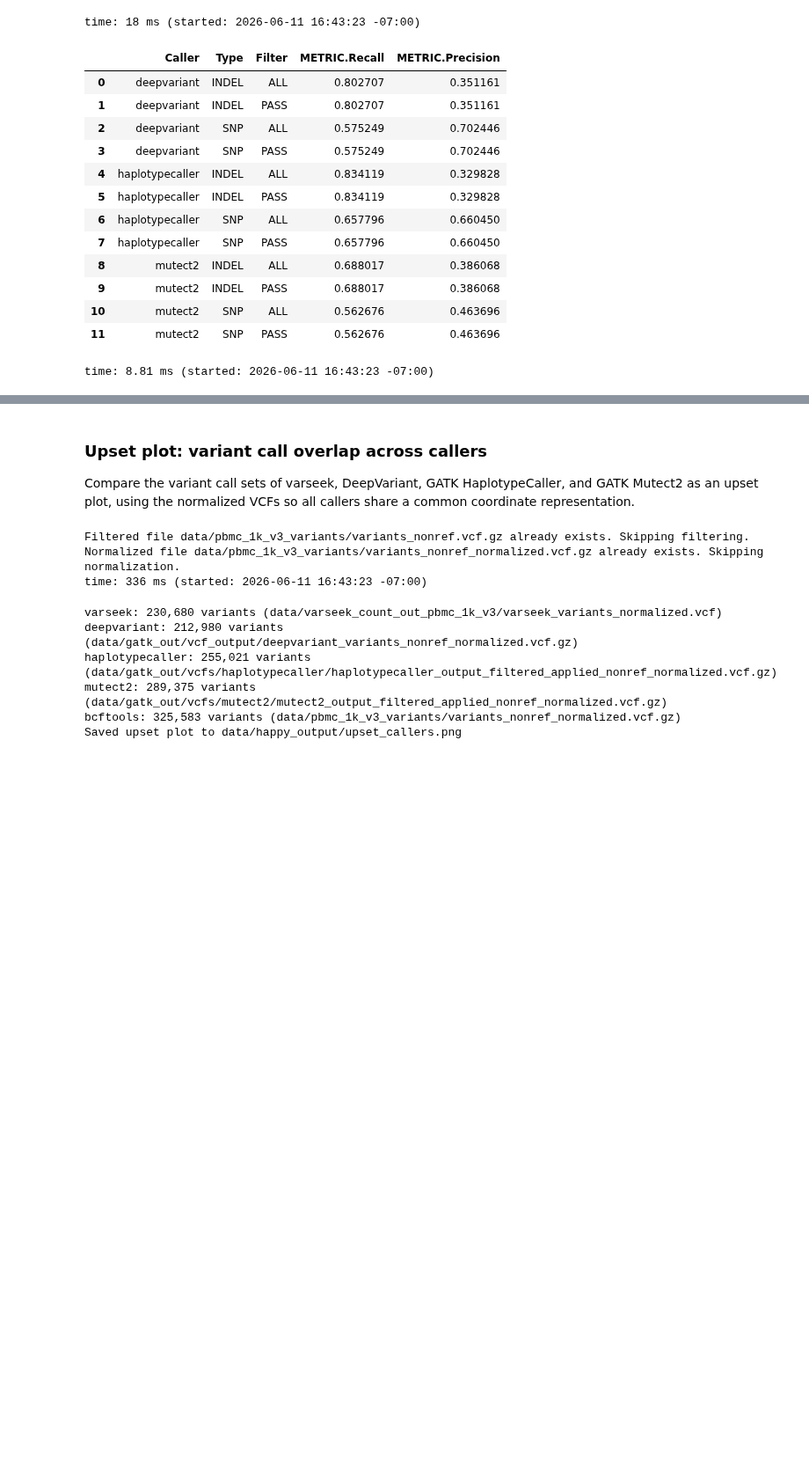
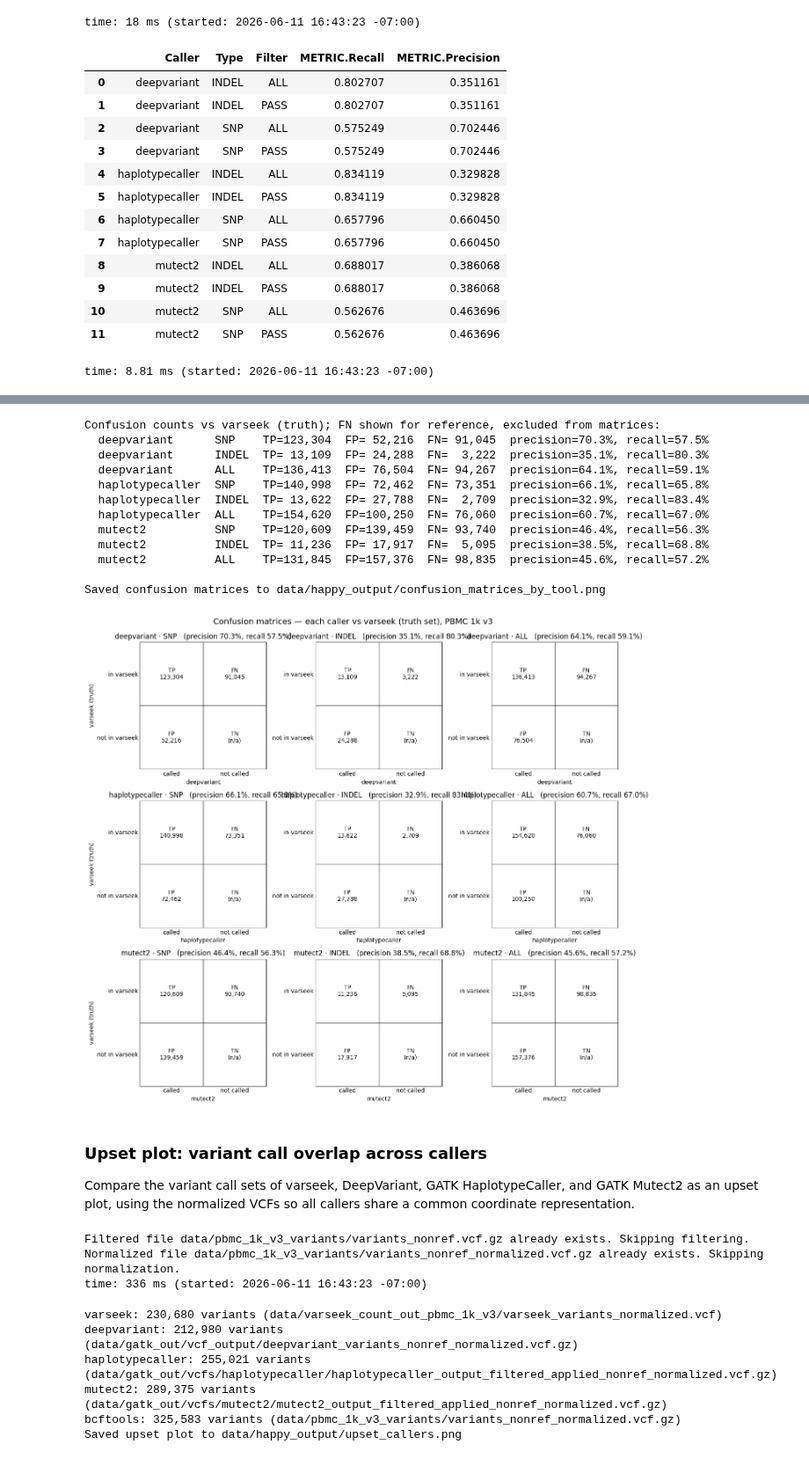
Before and after one commit to pachterlab/varseek-examples, a Jupyter notebook: vk_denovo.ipynb, the cells around one changed output, grey strips where cells are left out. Shown at 88% size. Drawn from its saved outputs; the diff is of its cells as text; code cells hidden in the pictures; blank space fills up the shorter version.

Commit message:
nearly done - no more filters in vk denovo 12878

```diff
--- a/vk_denovo.ipynb
+++ b/vk_denovo.ipynb
@@ -658,3 +662,80 @@ time: 8.81 ms (started: 2026-06-11 16:43:23 -07:00)
+# %%
+# ---------------------------------------------------------------------------
+# Confusion matrices per caller, with varseek as the truth set.
+# Each caller was scored by hap.py against varseek (varseek = TRUTH, caller =
+# QUERY), so the counts come straight from each summary:
+#   TP = TRUTH.TP  (varseek call the caller also makes)
+#   FP = QUERY.FP  (caller call absent from varseek)
+#   FN = TRUTH.FN  (varseek call the caller misses)
+# The TN cell (a variant neither tool calls) is undefined for an open-ended
+# variant search, so it is left as n/a -- the same convention as the NA12878
+# notebook's confusion matrices.
+# ---------------------------------------------------------------------------
+import matplotlib.pyplot as plt
+
+CALLERS = ["deepvariant", "haplotypecaller", "mutect2"]
+
+cms_by_tool = {}
+for caller in CALLERS:
+    summary_csv_path = os.path.join(happy_out, f"varseek_vs_{caller}.summary.csv")
+    if not os.path.isfile(summary_csv_path):
+        print(f"Summary for {caller} not found at {summary_csv_path}; skipping.")
+        continue
+    s = pd.read_csv(summary_csv_path)
+    s = s[s["Filter"] == "PASS"].set_index("Type")
+    cms = {t: (int(s.loc[t, "TRUTH.TP"]), int(s.loc[t, "QUERY.FP"]), int(s.loc[t, "TRUTH.FN"]))
+           for t in ("SNP", "INDEL")}
+    cms["ALL"] = tuple(sum(v) for v in zip(cms["SNP"], cms["INDEL"]))
+    cms_by_tool[caller] = cms
+
+print("Confusion counts vs varseek (truth); FN shown for reference, excluded from matrices:")
+for caller, cms in cms_by_tool.items():
+    for name, (tp, fp, fn) in cms.items():
+        print(f"  {caller:16s} {name:5s}  TP={tp:>7,}  FP={fp:>7,}  FN={fn:>7,}  "
+              f"precision={tp/(tp+fp):.1%}, recall={tp/(tp+fn):.1%}")
+
+# One row of SNP / INDEL / ALL matrices per caller.
+tools = list(cms_by_tool)
+fig, axes = plt.subplots(len(tools), 3, figsize=(13, 4 * len(tools)), squeeze=False)
+for r, caller in enumerate(tools):
+    for ax, (name, (tp, fp, fn)) in zip(axes[r], cms_by_tool[caller].items()):
+        # rows = varseek truth (in / not in), cols = caller call (called / not called);
+        # the FN and TN cells are shown for reference but excluded from precision/recall shading.
+        cells = [[f"TP\n{tp:,}", f"FN\n{fn:,}"],
+                 [f"FP\n{fp:,}", "TN\n(n/a)"]]
+        for i in range(2):
+            for j in range(2):
+                ax.text(j, i, cells[i][j], ha="center", va="center", fontsize=10, color="black")
+        ax.set_xlim(-0.5, 1.5); ax.set_ylim(1.5, -0.5)   # row 0 at top
+        ax.axhline(0.5, color="black", lw=1); ax.axvline(0.5, color="black", lw=1)
+        ax.set_xticks([0, 1]); ax.set_xticklabels(["called", "not called"])
+        ax.set_yticks([0, 1]); ax.set_yticklabels(["in varseek", "not in varseek"])
+        ax.tick_params(length=0)
+        for sp in ax.spines.values():
+            sp.set_visible(True); sp.set_color("black")
+        ax.set_title(f"{caller} · {name}   (precision {tp/(tp+fp):.1%}, recall {tp/(tp+fn):.1%})")
+        ax.set_xlabel(caller)
+    axes[r][0].set_ylabel("varseek (truth)")
+fig.suptitle("Confusion matrices — each caller vs varseek (truth set), PBMC 1k v3", fontsize=14)
+fig.tight_layout(rect=[0, 0, 1, 0.99])
+cm_png = os.path.join(happy_out, "confusion_matrices_by_tool.png")
+fig.savefig(cm_png, dpi=150, bbox_inches="tight")
+print(f"\nSaved confusion matrices to {cm_png}")
+plt.show()
+# %% [output]
+Confusion counts vs varseek (truth); FN shown for reference, excluded from matrices:
+  deepvariant      SNP    TP=123,304  FP= 52,216  FN= 91,045  precision=70.3%, recall=57.5%
+  deepvariant      INDEL  TP= 13,109  FP= 24,288  FN=  3,222  precision=35.1%, recall=80.3%
+  deepvariant      ALL    TP=136,413  FP= 76,504  FN= 94,267  precision=64.1%, recall=59.1%
+  haplotypecaller  SNP    TP=140,998  FP= 72,462  FN= 73,351  precision=66.1%, recall=65.8%
+  haplotypecaller  INDEL  TP= 13,622  FP= 27,788  FN=  2,709  precision=32.9%, recall=83.4%
+  haplotypecaller  ALL    TP=154,620  FP=100,250  FN= 76,060  precision=60.7%, recall=67.0%
+  mutect2          SNP    TP=120,609  FP=139,459  FN= 93,740  precision=46.4%, recall=56.3%
+  mutect2          INDEL  TP= 11,236  FP= 17,917  FN=  5,095  precision=38.5%, recall=68.8%
+  mutect2          ALL    TP=131,845  FP=157,376  FN= 98,835  precision=45.6%, recall=57.2%
+
+Saved confusion matrices to data/happy_output/confusion_matrices_by_tool.png
+[figure, added]
 # %% [markdown]
 ### Upset plot: variant call overlap across callers
 
```
Also changed, not shown: parts of 2 cells of this notebook, 2 other files.
